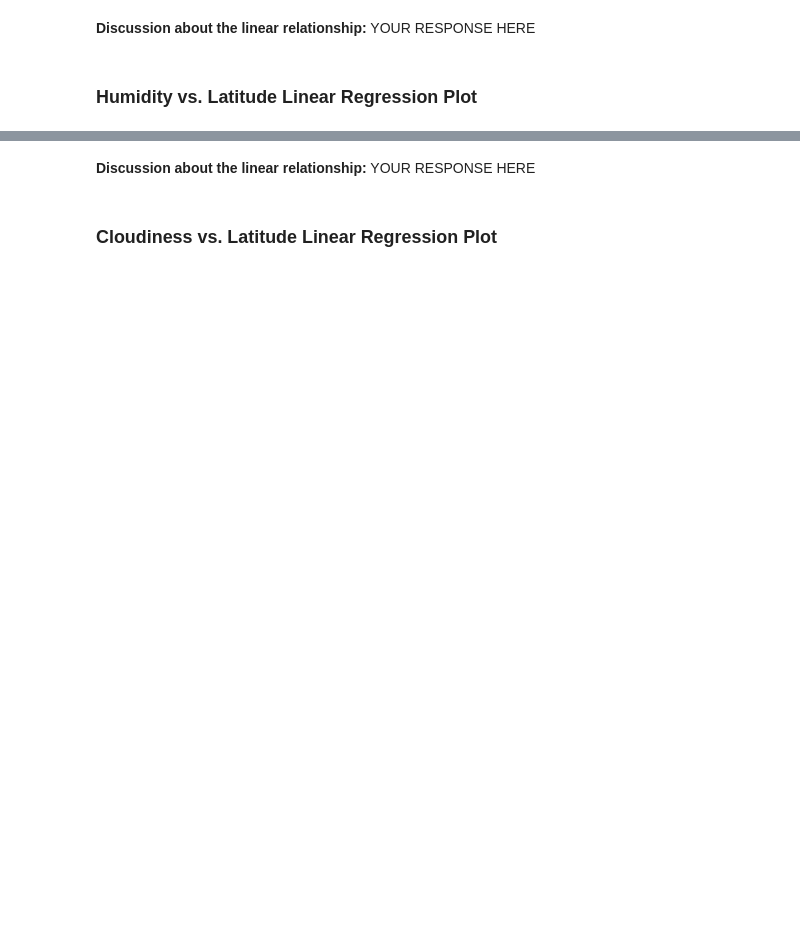
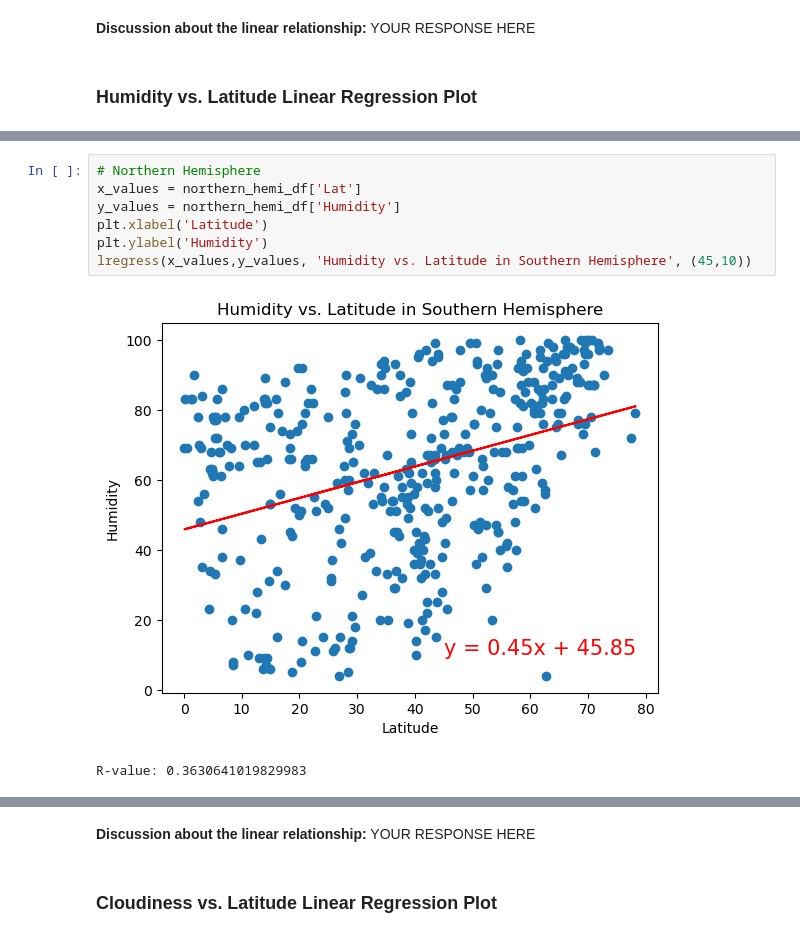
Before and after one commit to mike2463/python-api-challenge, a Jupyter notebook: WeatherPy.ipynb, the cells around one changed output, grey strips where cells are left out. Cells and saved outputs as stored; diff of their text form; blank space fills up the shorter version.

```diff
--- a/WeatherPy.ipynb
+++ b/WeatherPy.ipynb
@@ -335,0 +342,10 @@ The r-value is: 0.0002808747046324607
+# %%
+# Northern Hemisphere
+x_values = northern_hemi_df['Lat']
+y_values = northern_hemi_df['Humidity']
+plt.xlabel('Latitude')
+plt.ylabel('Humidity')
+lregress(x_values,y_values, 'Humidity vs. Latitude in Southern Hemisphere', (45,10))
+# %% [output]
+[figure, added]
+R-value: 0.3630641019829983
```
Also changed, not shown: parts of 28 cells of this notebook, 5 other files.
